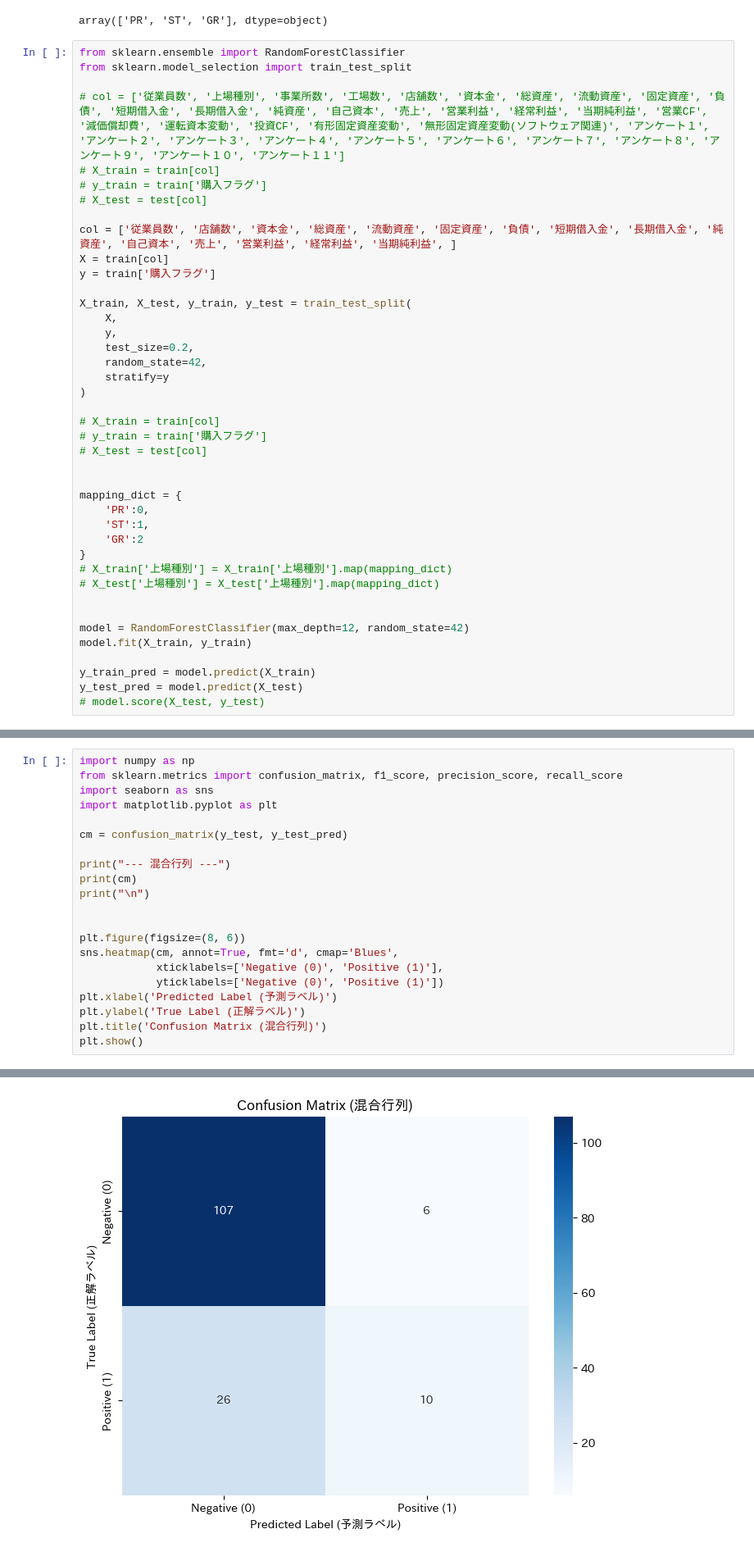
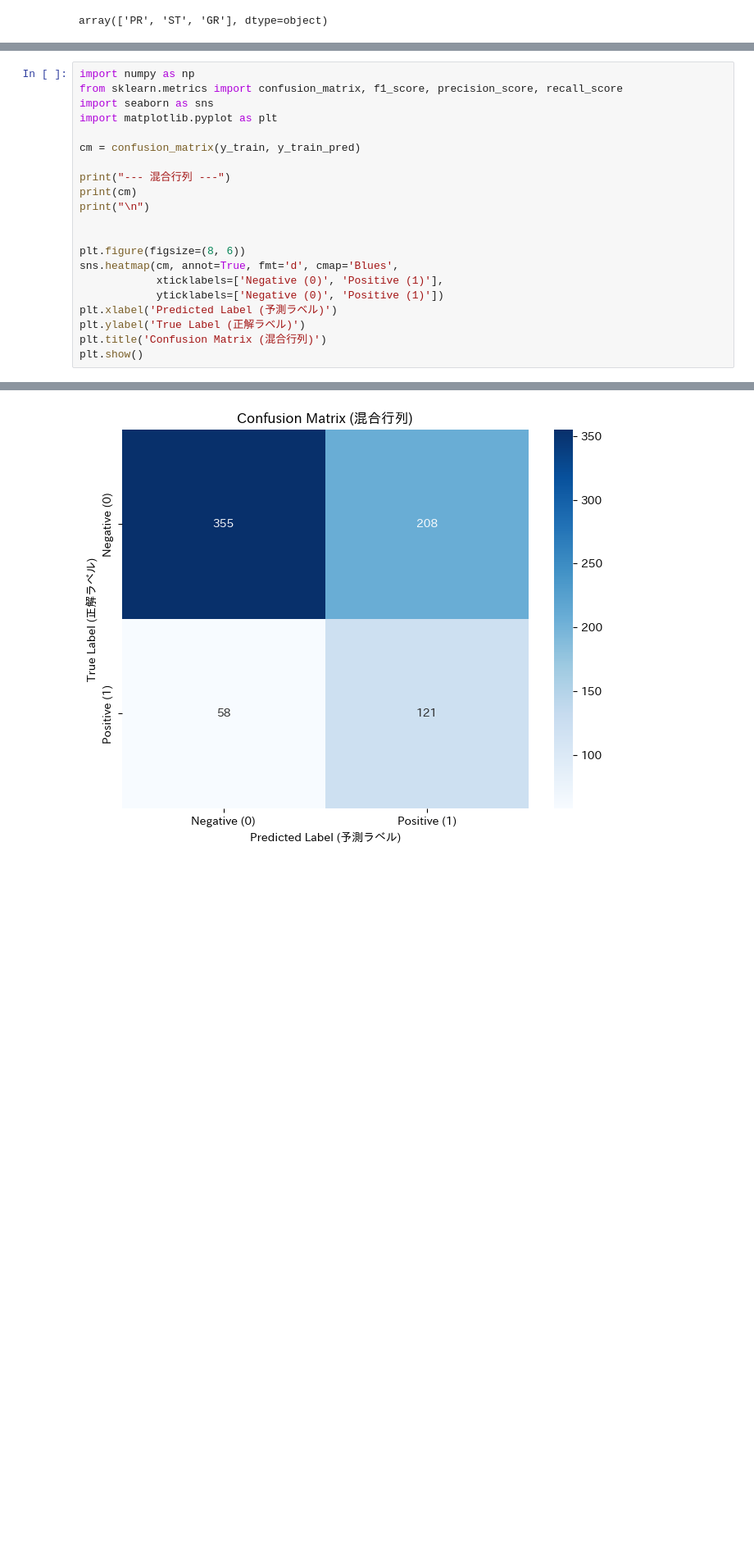
Before and after one commit to tako2go/StudentCup2026, a Jupyter notebook: StudentCompe.ipynb, the cells around one changed output, grey strips where cells are left out. Shown at 82% size. Drawn from its saved outputs; the diff is of its cells as text; blank space fills up the shorter version.

```diff
--- a/StudentCompe.ipynb
+++ b/StudentCompe.ipynb
@@ -139,44 +154,3 @@ train.head(3)
 train['上場種別'].unique()
 # %% [output]
 array(['PR', 'ST', 'GR'], dtype=object)
-# %%
-from sklearn.ensemble import RandomForestClassifier
-from sklearn.model_selection import train_test_split
-
-# col = ['従業員数', '上場種別', '事業所数', '工場数', '店舗数', '資本金', '総資産', '流動資産', '固定資産', '負債', '短期借入金', '長期借入金', '純資産', '自己資本', '売上', '営業利益', '経常利益', '当期純利益', '営業CF', '減価償却費', '運転資本変動', '投資CF', '有形固定資産変動', '無形固定資産変動(ソフトウェア関連)', 'アンケート１', 'アンケート２', 'アンケート３', 'アンケート４', 'アンケート５', 'アンケート６', 'アンケート７', 'アンケート８', 'アンケート９', 'アンケート１０', 'アンケート１１']
-# X_train = train[col]
-# y_train = train['購入フラグ']
-# X_test = test[col]
-
-col = ['従業員数', '店舗数', '資本金', '総資産', '流動資産', '固定資産', '負債', '短期借入金', '長期借入金', '純資産', '自己資本', '売上', '営業利益', '経常利益', '当期純利益', ]
-X = train[col]
-y = train['購入フラグ']
-
-X_train, X_test, y_train, y_test = train_test_split(
-    X,
-    y,
-    test_size=0.2,
-    random_state=42,
-    stratify=y
-)
-
-# X_train = train[col]
-# y_train = train['購入フラグ']
-# X_test = test[col]
-
-
-mapping_dict = {
-    'PR':0,
-    'ST':1,
-    'GR':2
-}
-# X_train['上場種別'] = X_train['上場種別'].map(mapping_dict)
-# X_test['上場種別'] = X_test['上場種別'].map(mapping_dict)
-
-
-model = RandomForestClassifier(max_depth=12, random_state=42)
-model.fit(X_train, y_train)
-
-y_train_pred = model.predict(X_train)
-y_test_pred = model.predict(X_test)
-# model.score(X_test, y_test)
@@ -186,7 +164,7 @@ from sklearn.metrics import confusion_matrix, f1_score, precision_score, recall_
 import seaborn as sns
 import matplotlib.pyplot as plt
 
-cm = confusion_matrix(y_test, y_test_pred)
+cm = confusion_matrix(y_train, y_train_pred)
 
 print("--- 混合行列 ---")
 print(cm)
@@ -208 +186 @@ plt.show()
-[figure, old version]
+[figure, new version]
```
Also changed, not shown: parts of 9 cells of this notebook.
